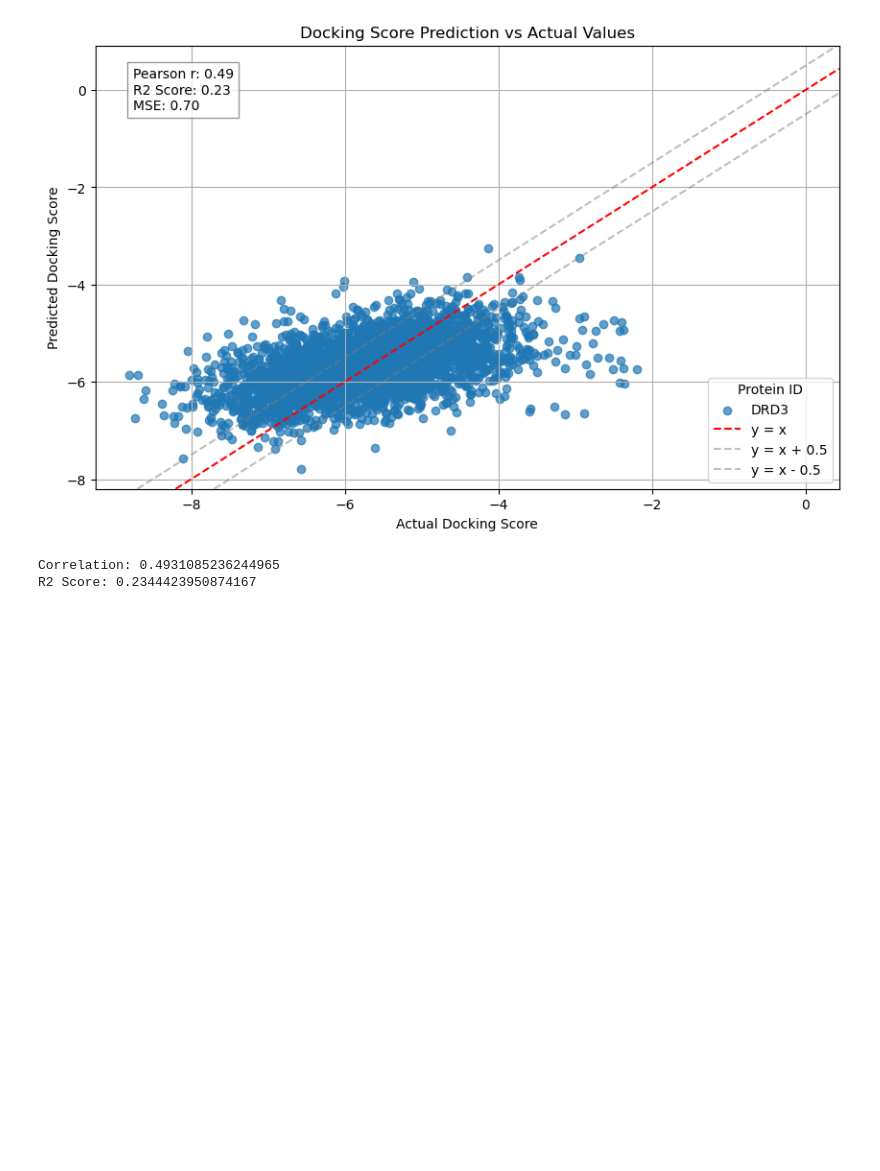
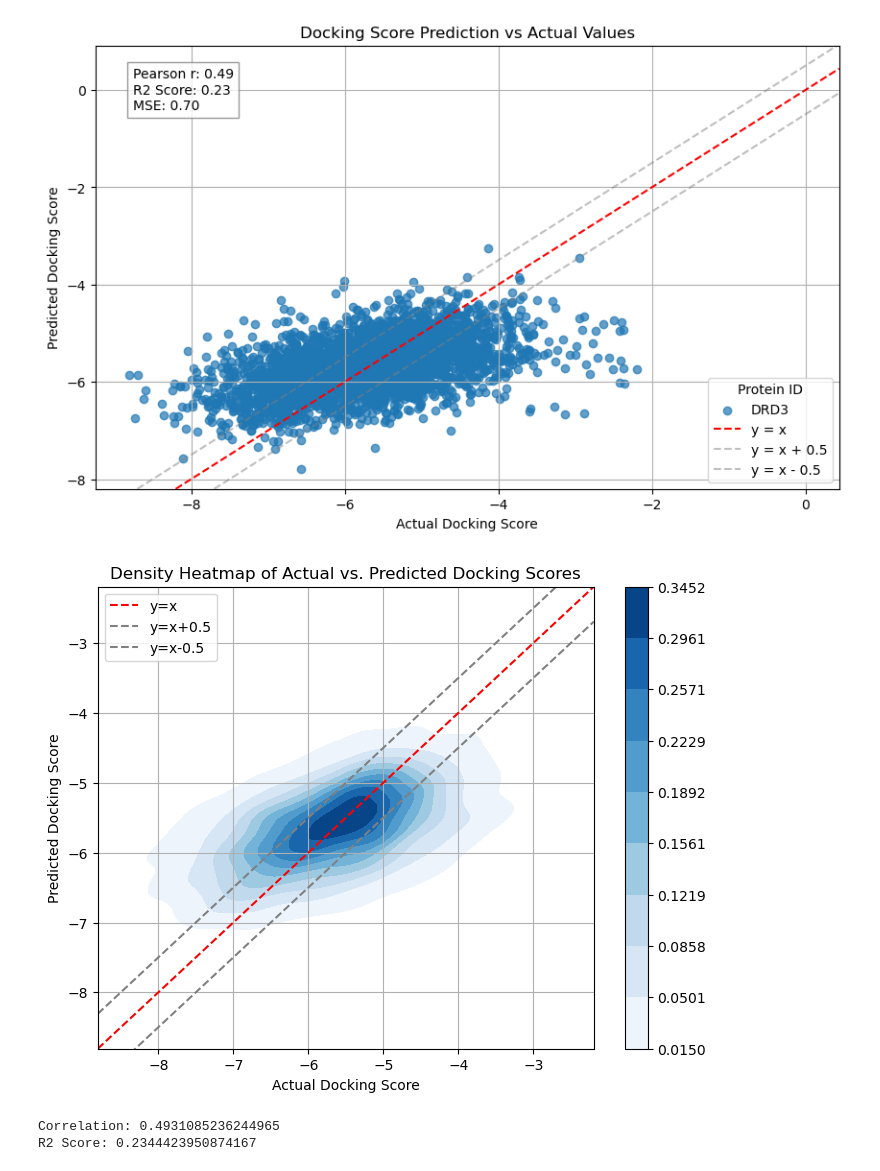
Before and after one commit to inu-wanwan/AttentionConditionedVAE, a Jupyter notebook: notebook/analyze_result.ipynb, the cells around one changed output. Cells and saved outputs as stored; diff of their text form; code cells hidden in the pictures; blank space fills up the shorter version.

```diff
--- a/notebook/analyze_result.ipynb
+++ b/notebook/analyze_result.ipynb
@@ -460,6 +516,17 @@ plot_docking_scores_vs_predictions(drd3_result_test_df, ds_reg_output_dir, filen
 # %% [output]
 Plot saved to: .././data/plots/ds_regression/2025-01-03_22-35-27/docking_score_test_plot.png
 [figure]
+# %%
+plot_docking_score_heatmap(
+    drd3_result_test_df,
+    actual_col='Actual_Docking_Score',
+    predicted_col='Predicted_Docking_Score',
+    x_label='Actual Docking Score',
+    y_label='Predicted Docking Score',
+    title='Density Heatmap of Actual vs. Predicted Docking Scores'
+)
+# %% [output]
+[figure, added]
 # %%
 corr, r2 = calc_corr_r2(drd3_result_test_df)
 print(f"Correlation: {corr}")
```
Also changed, not shown: parts of 9 cells of this notebook, 6 other files.
